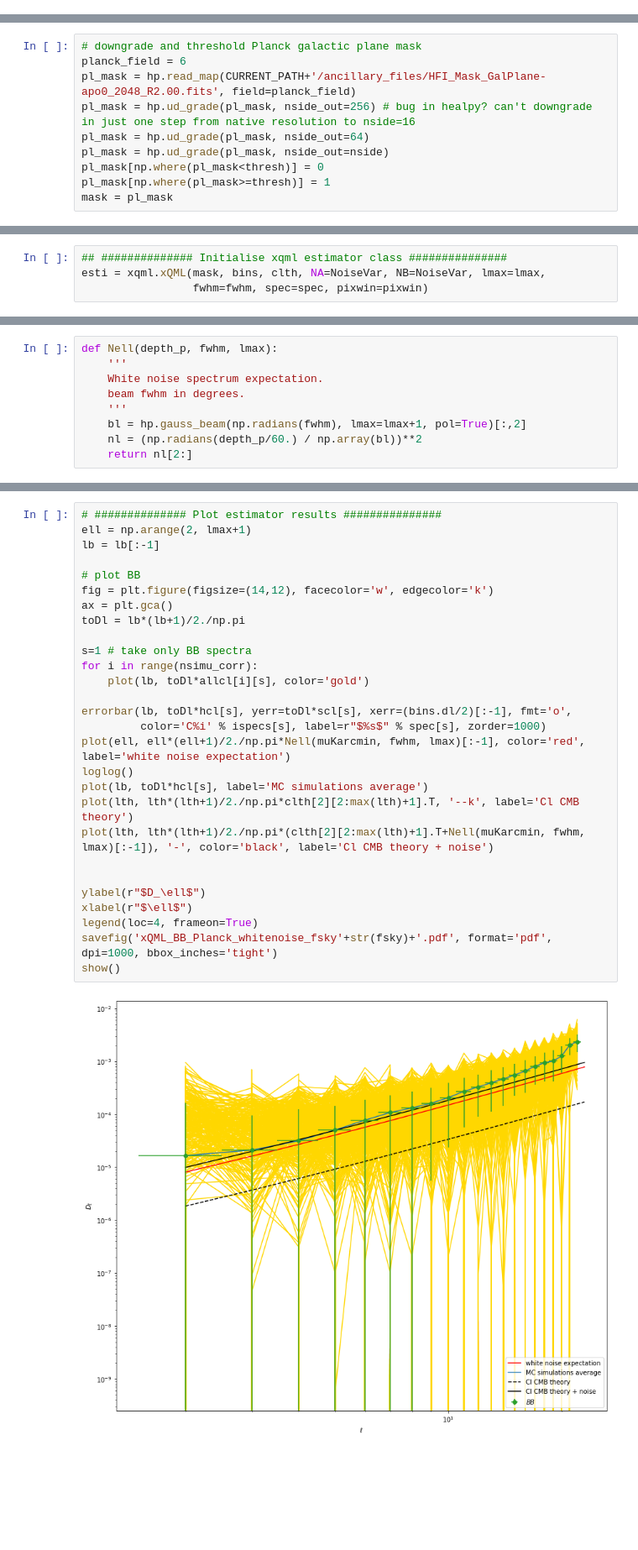
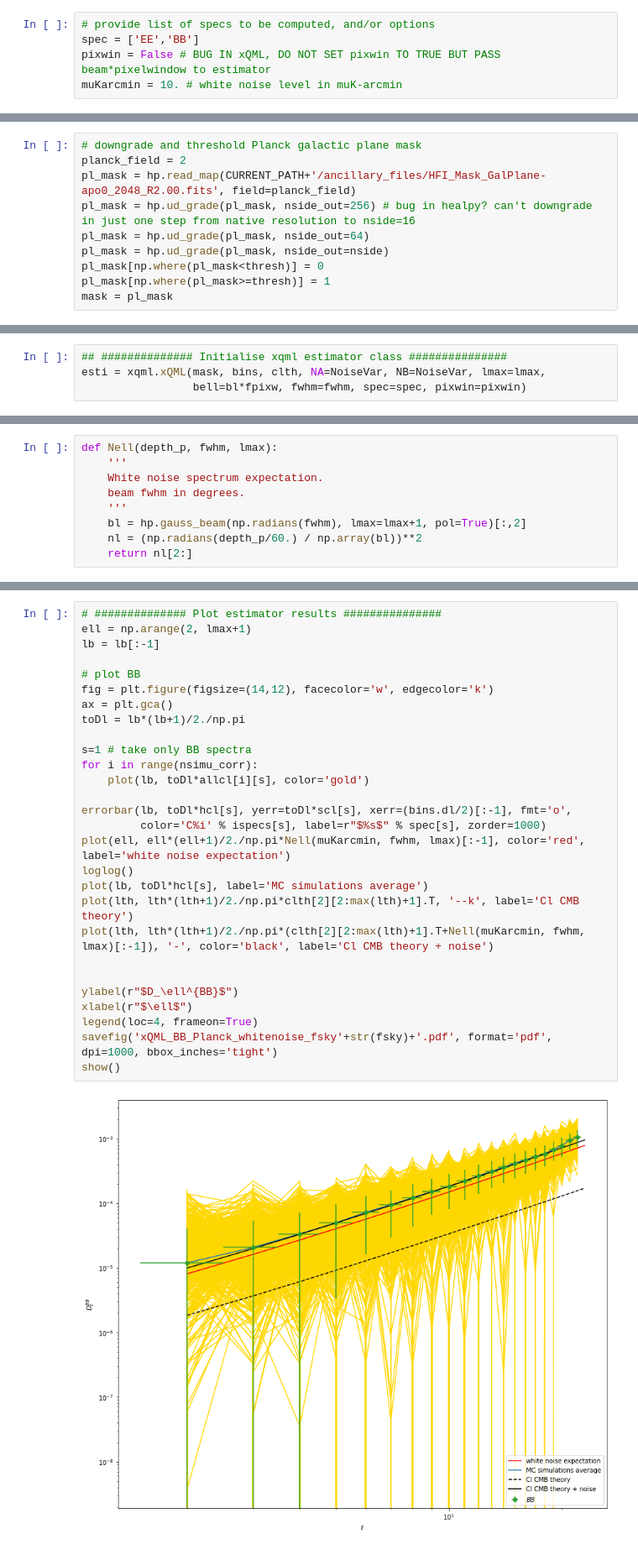
Before and after one commit to pcampeti/Like_and_PSE_tutorial, a Jupyter notebook: xQML_tutorial.ipynb, the cells around one changed output, grey strips where cells are left out. Shown at 84% size. Cells and saved outputs as stored; diff of their text form; blank space fills up the shorter version.

```diff
--- a/xQML_tutorial.ipynb
+++ b/xQML_tutorial.ipynb
@@ -32,0 +48,5 @@ muKarcmin = 10. # white noise level in muK-arcmin
+# %%
+# provide list of specs to be computed, and/or options
+spec = ['EE','BB']
+pixwin = False # BUG IN xQML, DO NOT SET pixwin TO TRUE BUT PASS beam*pixelwindow to estimator
+muKarcmin = 10. # white noise level in muK-arcmin
@@ -38,6 +66,6 @@ lth = arange(2, lmax+1)
 # %%
 # downgrade and threshold Planck galactic plane mask
-planck_field = 6
+planck_field = 2
 pl_mask = hp.read_map(CURRENT_PATH+'/ancillary_files/HFI_Mask_GalPlane-apo0_2048_R2.00.fits', field=planck_field)
 pl_mask = hp.ud_grade(pl_mask, nside_out=256) # bug in healpy? can't downgrade in just one step from native resolution to nside=16
 pl_mask = hp.ud_grade(pl_mask, nside_out=64)
@@ -91,7 +130,7 @@ lb = bins.lbin
 # %%
 ## ############## Initialise xqml estimator class ###############
 esti = xqml.xQML(mask, bins, clth, NA=NoiseVar, NB=NoiseVar, lmax=lmax,
-                 fwhm=fwhm, spec=spec, pixwin=pixwin)
+                 bell=bl*fpixw, fwhm=fwhm, spec=spec, pixwin=pixwin)
 # %% [output]
 xQML
 spec:  ['EE', 'BB']
@@ -161,33 +214,33 @@ def Nell(depth_p, fwhm, lmax):
 # %%
 # ############## Plot estimator results ###############
 ell = np.arange(2, lmax+1)
 lb = lb[:-1]
 
 # plot BB
 fig = plt.figure(figsize=(14,12), facecolor='w', edgecolor='k')
 ax = plt.gca()
 toDl = lb*(lb+1)/2./np.pi
 
 s=1 # take only BB spectra
 for i in range(nsimu_corr):
     plot(lb, toDl*allcl[i][s], color='gold')
 
 errorbar(lb, toDl*hcl[s], yerr=toDl*scl[s], xerr=(bins.dl/2)[:-1], fmt='o',
          color='C%i' % ispecs[s], label=r"$%s$" % spec[s], zorder=1000)
 plot(ell, ell*(ell+1)/2./np.pi*Nell(muKarcmin, fwhm, lmax)[:-1], color='red', label='white noise expectation')
 loglog()
 plot(lb, toDl*hcl[s], label='MC simulations average')
 plot(lth, lth*(lth+1)/2./np.pi*clth[2][2:max(lth)+1].T, '--k', label='Cl CMB theory')
 plot(lth, lth*(lth+1)/2./np.pi*(clth[2][2:max(lth)+1].T+Nell(muKarcmin, fwhm, lmax)[:-1]), '-', color='black', label='Cl CMB theory + noise')
 
 
-ylabel(r"$D_\ell$")
+ylabel(r"$D_\ell^{BB}$")
 xlabel(r"$\ell$")
 legend(loc=4, frameon=True)
 savefig('xQML_BB_Planck_whitenoise_fsky'+str(fsky)+'.pdf', format='pdf', dpi=1000, bbox_inches='tight')
 show()
 # %% [output]
-[figure, old version]
+[figure, new version]
 # %%
 # plot EE
 fig = plt.figure(figsize=(14,12), facecolor='w', edgecolor='k')
```
Also changed, not shown: parts of 24 cells of this notebook, 2 other files.
